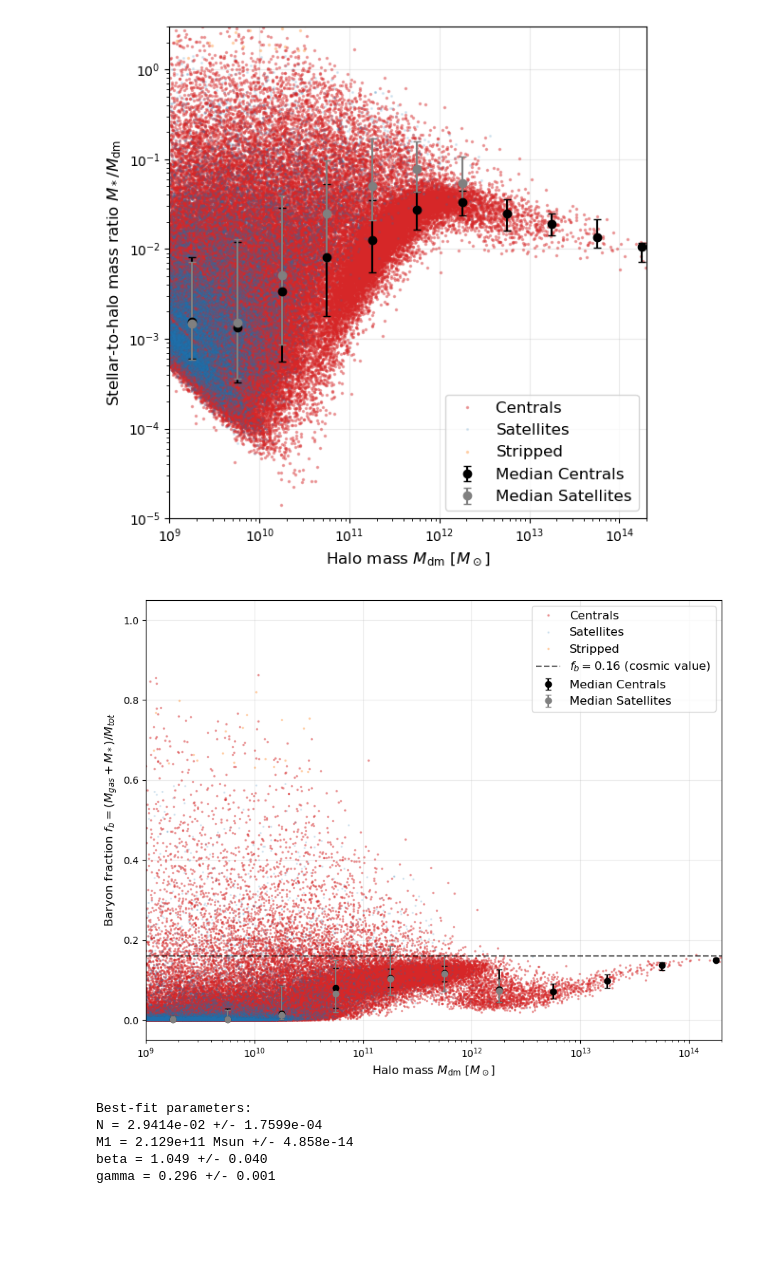
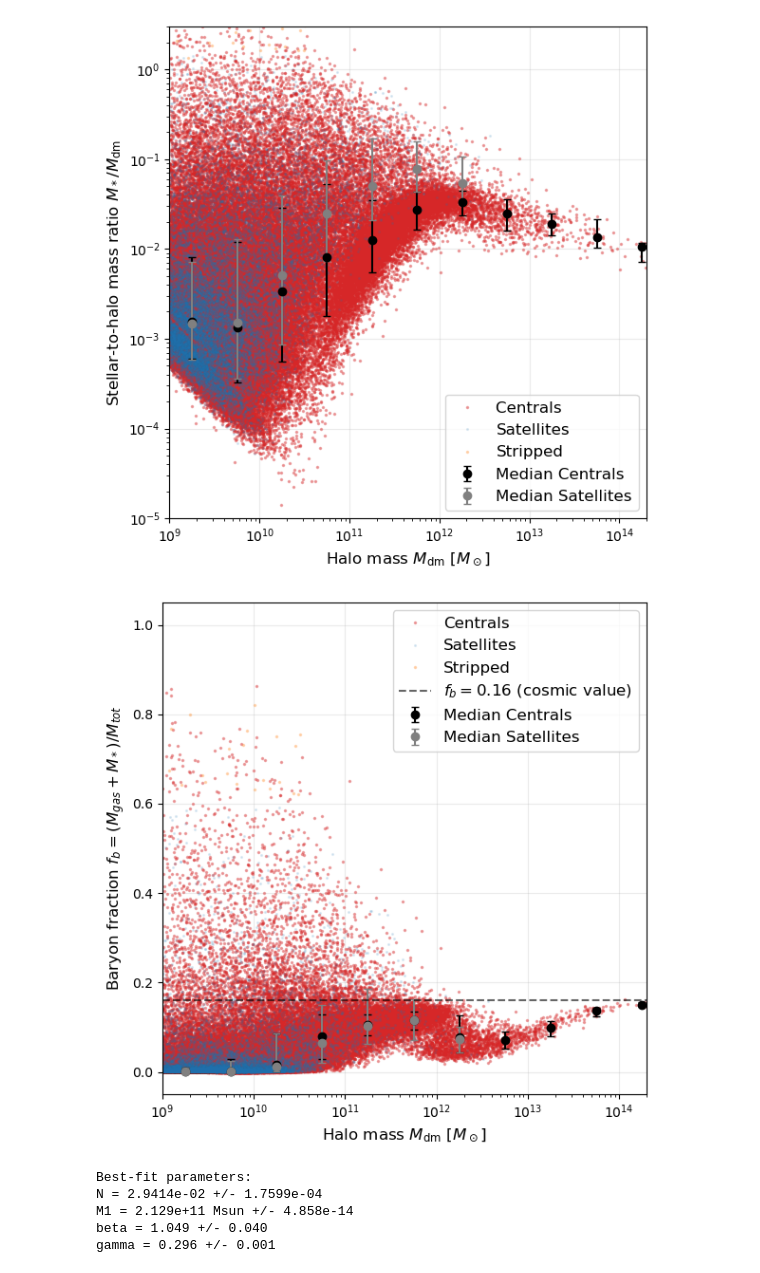
Before and after one commit to gvansan/TANA_notebooks, a Jupyter notebook: Project/part2_updated.ipynb, the cells around one changed output. Drawn from its saved outputs; the diff is of its cells as text; code cells hidden in the pictures; blank space fills up the shorter version.

```diff
--- a/Project/part2_updated.ipynb
+++ b/Project/part2_updated.ipynb
@@ -411,30 +414,30 @@ plt.show()
 [figure]
 # %%
 # Plot: Baryon fraction vs halo mass
-plt.figure(figsize=(9,7))
+plt.figure(figsize=(6,6))
 ax = plt.gca()
 ax.semilogx(Mdm_c, fb_c, '.', ms=3, alpha=0.35, color='tab:red', label='Centrals')
 ax.semilogx(Mdm_s, fb_s, '.', ms=2.5, alpha=0.12, color='tab:blue', label='Satellites')
 ax.semilogx(Mdm_strip, (Mstar_strip+Mgas_strip)/Mtot_strip, '.', ms=3, alpha=0.25, color='tab:orange', label='Stripped')
 
 ax.errorbar(bin_centers, med_fb_c, yerr=[low_fb_c, high_fb_c],
             fmt='o', color='black', ms=6, capsize=3, label='Median Centrals')
 ax.errorbar(bin_centers, med_fb_s, yerr=[low_fb_s, high_fb_s],
             fmt='o', color='grey', ms=6, capsize=3, label='Median Satellites')
 
 ax.axhline(y=0.16, color='k', ls='--', alpha=0.6, label=r"$f_b = 0.16$ (cosmic value)")
 
 ax.set_xlim(1e9, 2e14)
 ax.set_ylim(-0.05, 1.05)
 ax.set_xlabel(r"Halo mass $M_{\rm dm}$ [$M_\odot$]", fontsize = 12)
 ax.set_ylabel(r"Baryon fraction $f_b = (M_{gas}+M_*)/M_{tot}$", fontsize = 12)
 ax.grid(alpha=0.25)
 ax.legend(frameon=True, loc='upper right', fontsize = 12)
 plt.tight_layout()
 plt.savefig("BaryonFraction_improved.png", dpi=300)
 plt.show()
 # %% [output]
-[figure, old version]
+[figure, new version]
 # %%
 # ----- Define the SHMR function -----
 def shmr(Mdm, N, M1, beta, gamma):
```
Also changed, not shown: parts of 3 cells of this notebook, 4 other files.
